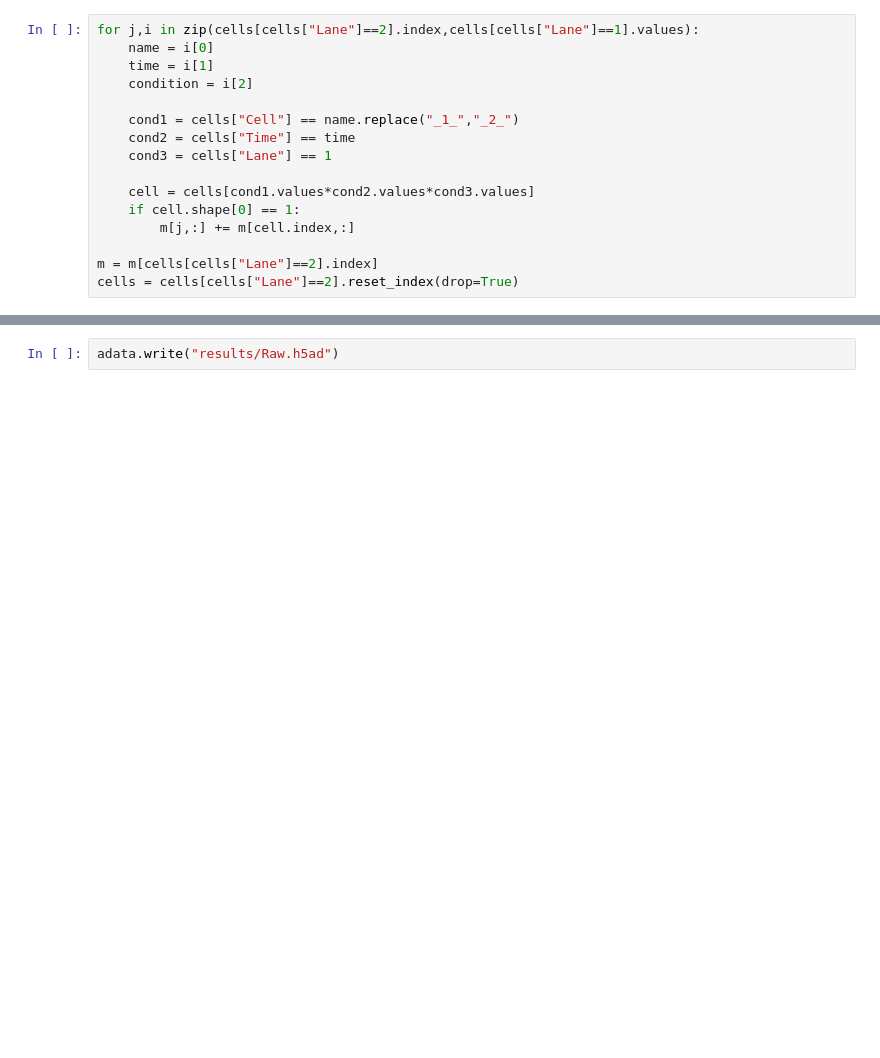
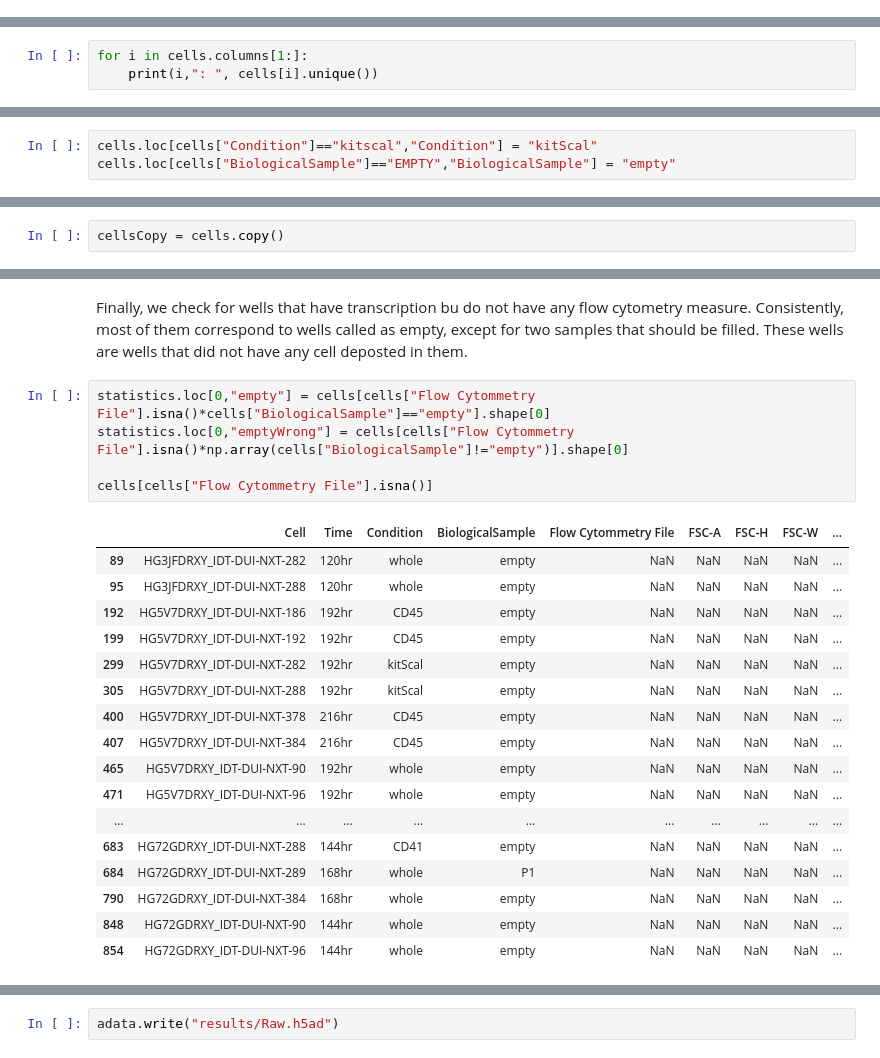
Before and after one commit to dsb-lab/blood_gastruloids, a Jupyter notebook: Analysis/0_Make_h5ad_file.ipynb, the cells around one changed output, grey strips where cells are left out. Saved outputs shown, nothing was run; the diff lists cells and outputs as text; blank space fills up the shorter version.

```diff
--- a/Analysis/0_Make_h5ad_file.ipynb
+++ b/Analysis/0_Make_h5ad_file.ipynb
@@ -15,16 +20,0 @@ m = sprs.load_npz("../Preprocessing/results/5_counts/count_matrix_total.npz")
-# %%
-for j,i in zip(cells[cells["Lane"]==2].index,cells[cells["Lane"]==1].values):
-    name = i[0]
-    time = i[1]
-    condition = i[2]
-
-    cond1 = cells["Cell"] == name.replace("_1_","_2_")
-    cond2 = cells["Time"] == time
-    cond3 = cells["Lane"] == 1
-
-    cell = cells[cond1.values*cond2.values*cond3.values]
-    if cell.shape[0] == 1:
-        m[j,:] += m[cell.index,:]
-
-m = m[cells[cells["Lane"]==2].index]
-cells = cells[cells["Lane"]==2].reset_index(drop=True)
@@ -30,0 +79,3 @@ cells = cells[cells["Lane"]==2].reset_index(drop=True)
+# %%
+for i in cells.columns[1:]:
+    print(i,": ", cells[i].unique())
@@ -30,0 +86,3 @@ cells = cells[cells["Lane"]==2].reset_index(drop=True)
+# %%
+cells.loc[cells["Condition"]=="kitscal","Condition"] = "kitScal"
+cells.loc[cells["BiologicalSample"]=="EMPTY","BiologicalSample"] = "empty"
@@ -30,0 +106,2 @@ cells = cells[cells["Lane"]==2].reset_index(drop=True)
+# %%
+cellsCopy = cells.copy()
@@ -30,0 +160,25 @@ cells = cells[cells["Lane"]==2].reset_index(drop=True)
+# %% [markdown]
+Finally, we check for wells that have transcription bu do not have any flow cytometry measure. Consistently, most of them correspond to wells called as empty, except for two samples that should be filled. These wells are wells that did not have any cell deposted in them.
+# %%
+statistics.loc[0,"empty"] = cells[cells["Flow Cytommetry File"].isna()*cells["BiologicalSample"]=="empty"].shape[0]
+statistics.loc[0,"emptyWrong"] = cells[cells["Flow Cytommetry File"].isna()*np.array(cells["BiologicalSample"]!="empty")].shape[0]
+
+cells[cells["Flow Cytommetry File"].isna()]
+# %% [output]
+|  | Cell | Time | Condition | BiologicalSample | Flow Cytommetry File | FSC-A | FSC-H | FSC-W | ... |
+| 89 | HG3JFDRXY_IDT-DUI-NXT-282 | 120hr | whole | empty | NaN | NaN | NaN | NaN | ... |
+| 95 | HG3JFDRXY_IDT-DUI-NXT-288 | 120hr | whole | empty | NaN | NaN | NaN | NaN | ... |
+| 192 | HG5V7DRXY_IDT-DUI-NXT-186 | 192hr | CD45 | empty | NaN | NaN | NaN | NaN | ... |
+| 199 | HG5V7DRXY_IDT-DUI-NXT-192 | 192hr | CD45 | empty | NaN | NaN | NaN | NaN | ... |
+| 299 | HG5V7DRXY_IDT-DUI-NXT-282 | 192hr | kitScal | empty | NaN | NaN | NaN | NaN | ... |
+| 305 | HG5V7DRXY_IDT-DUI-NXT-288 | 192hr | kitScal | empty | NaN | NaN | NaN | NaN | ... |
+| 400 | HG5V7DRXY_IDT-DUI-NXT-378 | 216hr | CD45 | empty | NaN | NaN | NaN | NaN | ... |
+| 407 | HG5V7DRXY_IDT-DUI-NXT-384 | 216hr | CD45 | empty | NaN | NaN | NaN | NaN | ... |
+| 465 | HG5V7DRXY_IDT-DUI-NXT-90 | 192hr | whole | empty | NaN | NaN | NaN | NaN | ... |
+| 471 | HG5V7DRXY_IDT-DUI-NXT-96 | 192hr | whole | empty | NaN | NaN | NaN | NaN | ... |
+| ... | ... | ... | ... | ... | ... | ... | ... | ... | ... |
+| 683 | HG72GDRXY_IDT-DUI-NXT-288 | 144hr | CD41 | empty | NaN | NaN | NaN | NaN | ... |
+| 684 | HG72GDRXY_IDT-DUI-NXT-289 | 168hr | whole | P1 | NaN | NaN | NaN | NaN | ... |
+| 790 | HG72GDRXY_IDT-DUI-NXT-384 | 168hr | whole | empty | NaN | NaN | NaN | NaN | ... |
+| 848 | HG72GDRXY_IDT-DUI-NXT-90 | 144hr | whole | empty | NaN | NaN | NaN | NaN | ... |
+| 854 | HG72GDRXY_IDT-DUI-NXT-96 | 144hr | whole | empty | NaN | NaN | NaN | NaN | ... |
```
Also changed, not shown: parts of 22 cells of this notebook, 16 other files.
